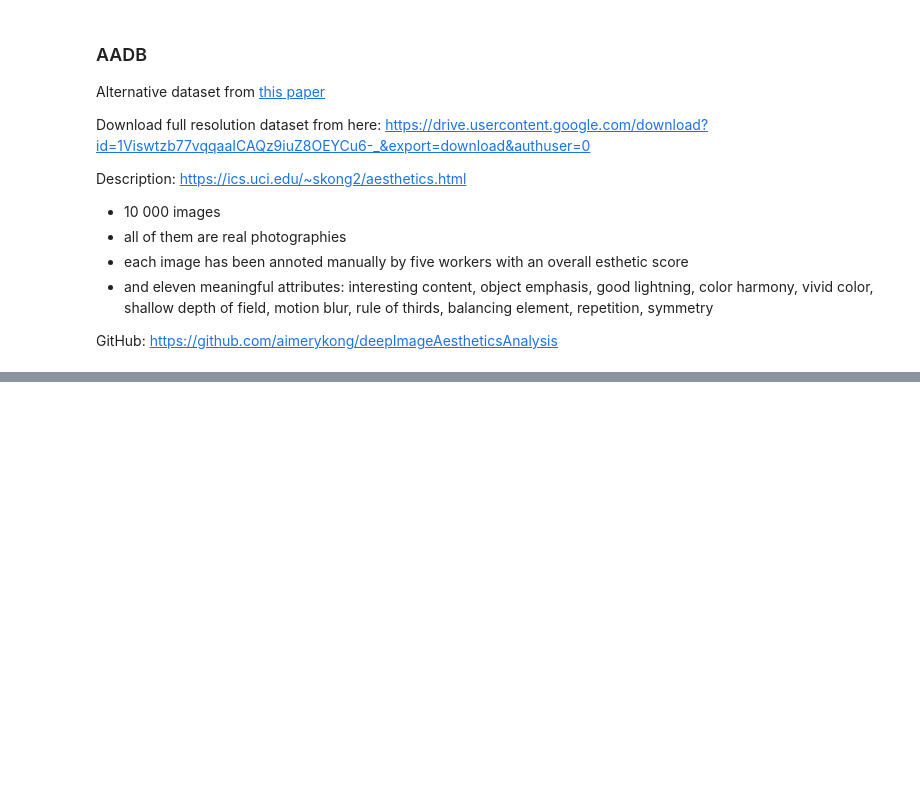
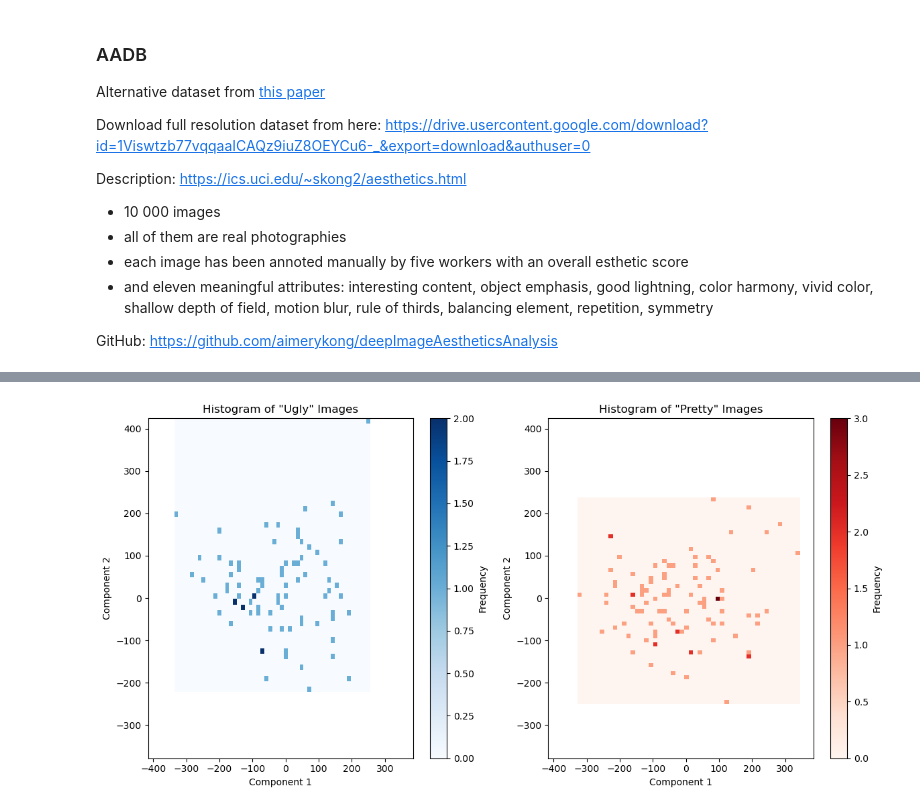
Before and after one commit to eloMG/gen-ai-photography, a Jupyter notebook: esthetic.ipynb, the cells around one changed output, grey strips where cells are left out. Drawn from its saved outputs; the diff is of its cells as text; code cells hidden in the pictures; blank space fills up the shorter version.

```diff
--- a/esthetic.ipynb
+++ b/esthetic.ipynb
@@ -192,0 +202,33 @@ plt.show()
+# %%
+ugly_idx = test_scores < 0.2
+pretty_idx = test_scores > 0.8
+
+ugly_img = embeds_pca[ugly_idx]
+pretty_img = embeds_pca[pretty_idx]
+
+plt.figure(figsize=(12, 6))
+
+# Plotting the histogram for "ugly" images
+plt.subplot(1, 2, 1)
+plt.hist2d(ugly_img[:, 0], ugly_img[:, 1], bins=50, cmap='Blues')
+plt.colorbar(label='Frequency')
+plt.xlabel('Component 1')
+plt.ylabel('Component 2')
+plt.title('Histogram of "Ugly" Images')
+plt.xlim(np.min(embeds_pca[:, 0]), np.max(embeds_pca[:, 0]))
+plt.ylim(np.min(embeds_pca[:, 1]), np.max(embeds_pca[:, 1]))
+
+# Plotting the histogram for "pretty" images
+plt.subplot(1, 2, 2)
+plt.hist2d(pretty_img[:, 0], pretty_img[:, 1], bins=50, cmap='Reds')
+plt.colorbar(label='Frequency')
+plt.xlabel('Component 1')
+plt.ylabel('Component 2')
+plt.title('Histogram of "Pretty" Images')
+plt.xlim(np.min(embeds_pca[:, 0]), np.max(embeds_pca[:, 0]))
+plt.ylim(np.min(embeds_pca[:, 1]), np.max(embeds_pca[:, 1]))
+
+plt.tight_layout()
+plt.show()
+# %% [output]
+[figure, added]
```
Also changed, not shown: parts of 15 cells of this notebook.
